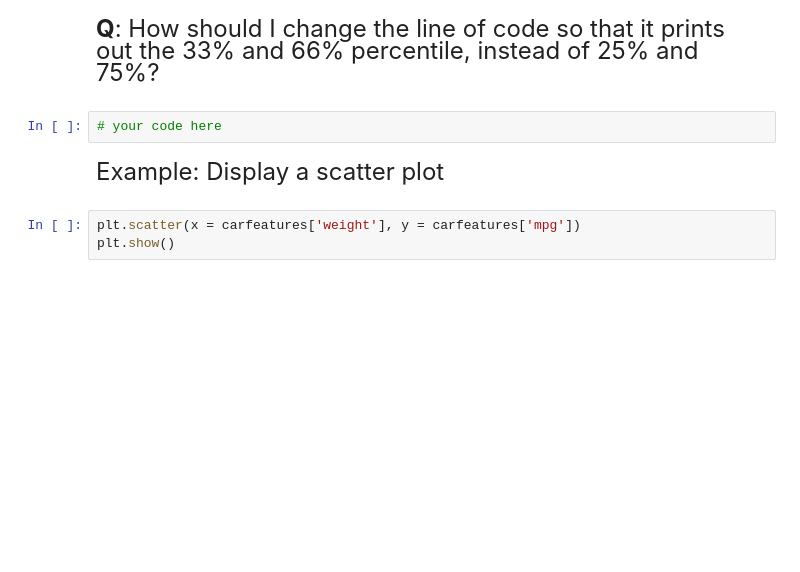
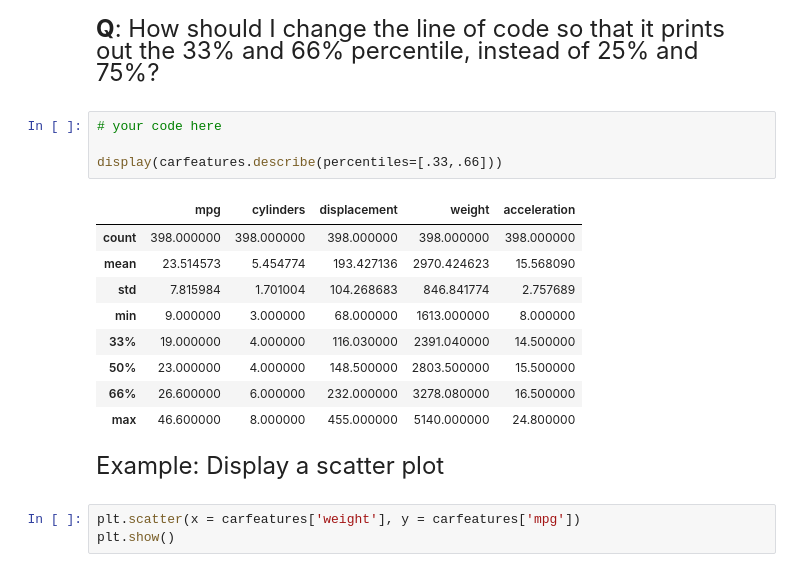
Before and after one commit to CusterLiu/datasci151spring2026, a Jupyter notebook: lecture_02/lecture_02.ipynb, the cells around one changed output. Saved outputs shown, nothing was run; the diff lists cells and outputs as text; blank space fills up the shorter version.

```diff
--- a/lecture_02/lecture_02.ipynb
+++ b/lecture_02/lecture_02.ipynb
@@ -290,6 +388,18 @@ help(carfeatures.describe)
 **Q**: How should I change the line of code so that it prints out the 33% and 66% percentile, instead of 25% and 75%?
 # %%
 # your code here
+
+display(carfeatures.describe(percentiles=[.33,.66]))
+# %% [output]
+|  | mpg | cylinders | displacement | weight | acceleration |
+| count | 398.000000 | 398.000000 | 398.000000 | 398.000000 | 398.000000 |
+| mean | 23.514573 | 5.454774 | 193.427136 | 2970.424623 | 15.568090 |
+| std | 7.815984 | 1.701004 | 104.268683 | 846.841774 | 2.757689 |
+| min | 9.000000 | 3.000000 | 68.000000 | 1613.000000 | 8.000000 |
+| 33% | 19.000000 | 4.000000 | 116.030000 | 2391.040000 | 14.500000 |
+| 50% | 23.000000 | 4.000000 | 148.500000 | 2803.500000 | 15.500000 |
+| 66% | 26.600000 | 6.000000 | 232.000000 | 3278.080000 | 16.500000 |
+| max | 46.600000 | 8.000000 | 455.000000 | 5140.000000 | 24.800000 |
 # %% [markdown]
 <font size="5">
 
```
Also changed, not shown: parts of 13 cells of this notebook.
